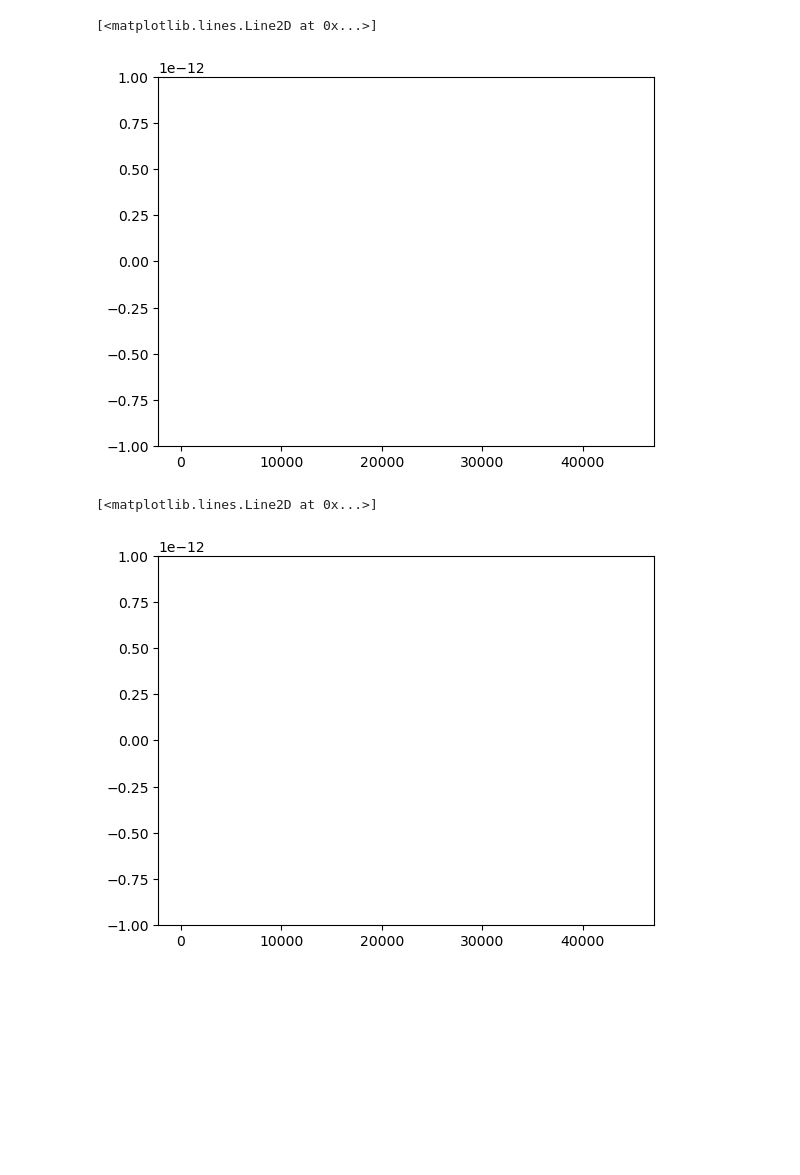
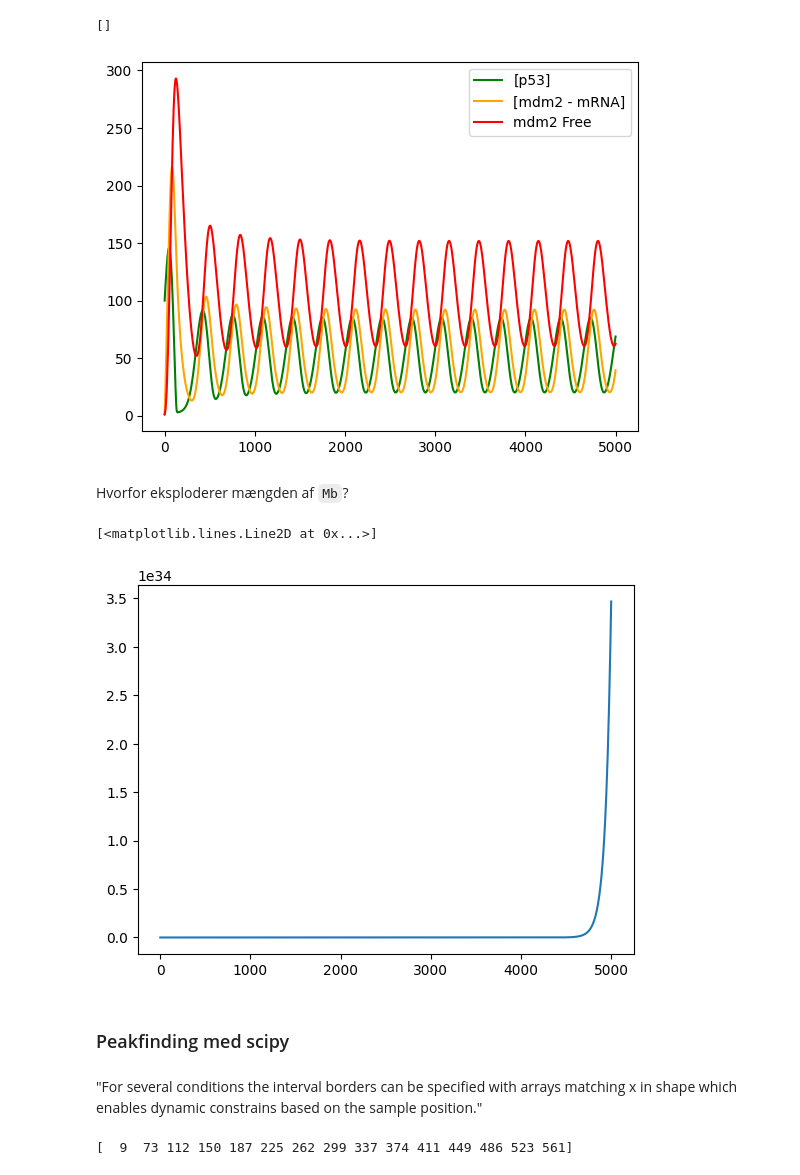
Before and after one commit to ErikBachRyhl/p53, a Jupyter notebook: Nutlin-tilføjelse.ipynb, the cells around one changed output. Cells and saved outputs as stored; diff of their text form; code cells hidden in the pictures; blank space fills up the shorter version.

Commit message:
Nutlin period amplitude and frequency and simple plot

```diff
--- a/Nutlin-tilføjelse.ipynb
+++ b/Nutlin-tilføjelse.ipynb
@@ -31,6 +65,6 @@ kc8 = 0.0036
 # %%
-t_samlet = (0, 50000)
+t_samlet = (0, 5000)
 
-p0, m0, Mf0, Mb0, n0 = 1, 1, 1, 1, 1
+p0, m0, Mf0, Mb0, n0 = 100, 1, 1, 1, 1
 
 y0 = [p0, m0, Mf0, Mb0, n0]
@@ -70,2 +71,3 @@ def samlet_system(t, y):
 # %%
-samlet_løsning = sp.solve_ivp(samlet_system, t_samlet, y0, method='RK45')
+samlet_løsning = solve_ivp(samlet_system, t_samlet, y0, method='RK45')
+print(samlet_løsning)
@@ -72,16 +90,32 @@ samlet_løsning = sp.solve_ivp(samlet_system, t_samlet, y0, method='RK45')
 # %%
 t, p, m, Mf, Mb, n = samlet_løsning["t"], samlet_løsning["y"][0], samlet_løsning["y"][1], samlet_løsning["y"][2], samlet_løsning["y"][3], samlet_løsning["y"][4]
 # %%
-plt.plot(samlet_løsning["t"], samlet_løsning["y"][0])
-# plt.plot(t, m)
-# plt.plot(t, Mf)
-plt.plot(t, Mb)
-# plt.plot(t, n)
+plt.plot(t, p, color="green", label="[p53]")
+plt.plot(t, m, color="orange", label="[mdm2 - mRNA]")
+plt.plot(t, Mf, color="red", label="mdm2 Free")
+
+
+plt.legend()
+plt.plot()
 # %% [output]
-[<matplotlib.lines.Line2D at 0x...>]
+[]
-[figure, old version]
+[figure, new version]
+# %% [markdown]
+Hvorfor eksploderer mængden af `Mb`?
 # %%
 plt.plot(t,Mb)
 # %% [output]
 [<matplotlib.lines.Line2D at 0x...>]
-[figure, old version]
+[figure, new version]
+# %% [markdown]
+### Peakfinding med scipy
+# %% [markdown]
+"For several conditions the interval borders can be specified with arrays matching x in shape which enables dynamic constrains based on the sample position."
+# %%
+# TODO: Figure out how to first run this after transient.
+
+
+
+print(p53_peaks)
+# %% [output]
+[  9  73 112 150 187 225 262 299 337 374 411 449 486 523 561]
```
Also changed, not shown: parts of 11 cells of this notebook, 14 other files.
